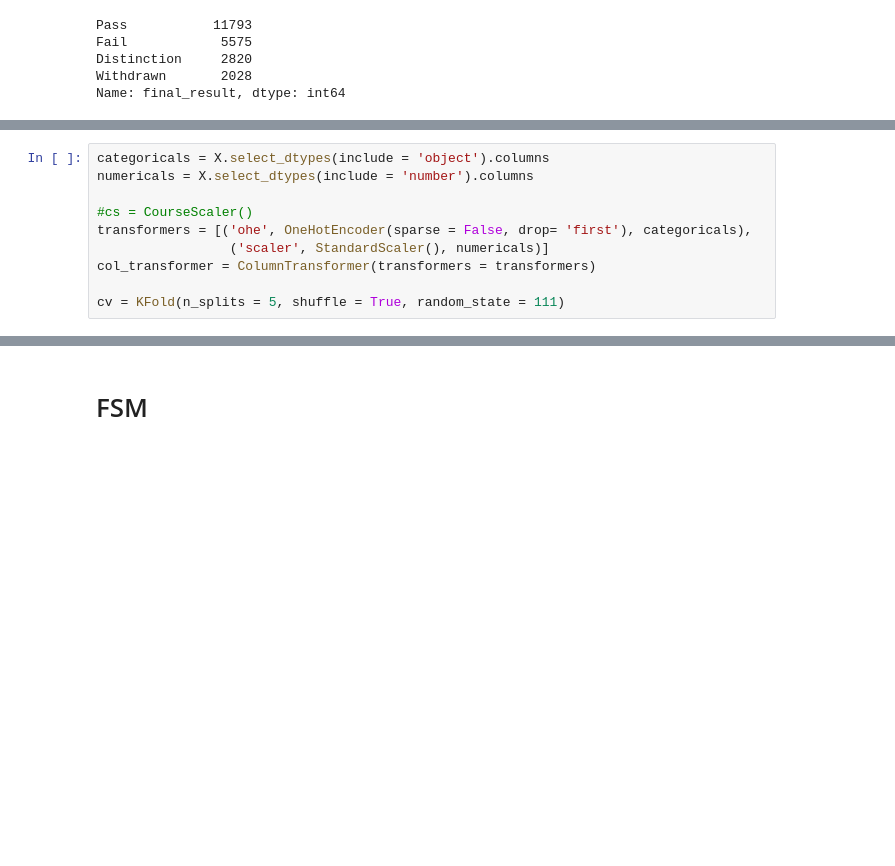
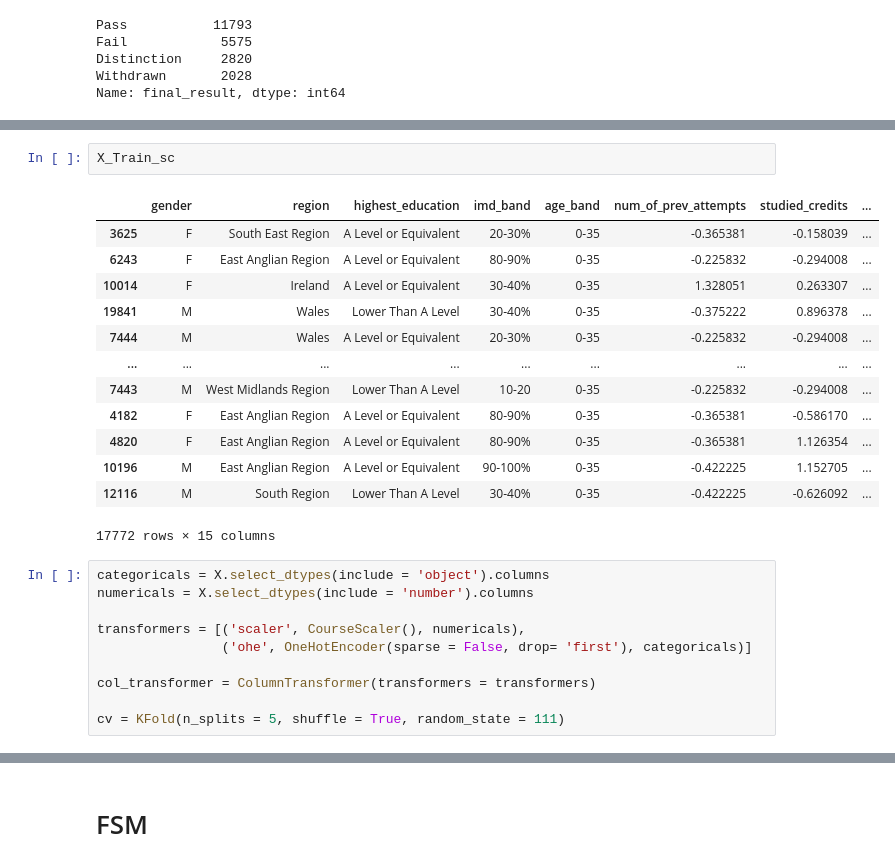
Before and after one commit to Caellwyn/ou_student_predictions, a Jupyter notebook: notebooks/FSM.ipynb, the cells around one changed output, grey strips where cells are left out. Drawn from its saved outputs; the diff is of its cells as text; blank space fills up the shorter version.

```diff
--- a/notebooks/FSM.ipynb
+++ b/notebooks/FSM.ipynb
@@ -68,10 +98,26 @@ Name: final_result, dtype: int64
+# %%
+X_Train_sc
+# %% [output]
+|  | gender | region | highest_education | imd_band | age_band | num_of_prev_attempts | studied_credits | ... |
+| 3625 | F | South East Region | A Level or Equivalent | 20-30% | 0-35 | -0.365381 | -0.158039 | ... |
+| 6243 | F | East Anglian Region | A Level or Equivalent | 80-90% | 0-35 | -0.225832 | -0.294008 | ... |
+| 10014 | F | Ireland | A Level or Equivalent | 30-40% | 0-35 | 1.328051 | 0.263307 | ... |
+| 19841 | M | Wales | Lower Than A Level | 30-40% | 0-35 | -0.375222 | 0.896378 | ... |
+| 7444 | M | Wales | A Level or Equivalent | 20-30% | 0-35 | -0.225832 | -0.294008 | ... |
+| ... | ... | ... | ... | ... | ... | ... | ... | ... |
+| 7443 | M | West Midlands Region | Lower Than A Level | 10-20 | 0-35 | -0.225832 | -0.294008 | ... |
+| 4182 | F | East Anglian Region | A Level or Equivalent | 80-90% | 0-35 | -0.365381 | -0.586170 | ... |
+| 4820 | F | East Anglian Region | A Level or Equivalent | 80-90% | 0-35 | -0.365381 | 1.126354 | ... |
+| 10196 | M | East Anglian Region | A Level or Equivalent | 90-100% | 0-35 | -0.422225 | 1.152705 | ... |
+| 12116 | M | South Region | Lower Than A Level | 30-40% | 0-35 | -0.422225 | -0.626092 | ... |
+17772 rows × 15 columns
 # %%
 categoricals = X.select_dtypes(include = 'object').columns
 numericals = X.select_dtypes(include = 'number').columns
 
-#cs = CourseScaler()
-transformers = [('ohe', OneHotEncoder(sparse = False, drop= 'first'), categoricals),
-                 ('scaler', StandardScaler(), numericals)]
+transformers = [('scaler', CourseScaler(), numericals),
+                ('ohe', OneHotEncoder(sparse = False, drop= 'first'), categoricals)]
+
 col_transformer = ColumnTransformer(transformers = transformers)
 
 cv = KFold(n_splits = 5, shuffle = True, random_state = 111)
```
Also changed, not shown: parts of 8 cells of this notebook, 3 other files.
